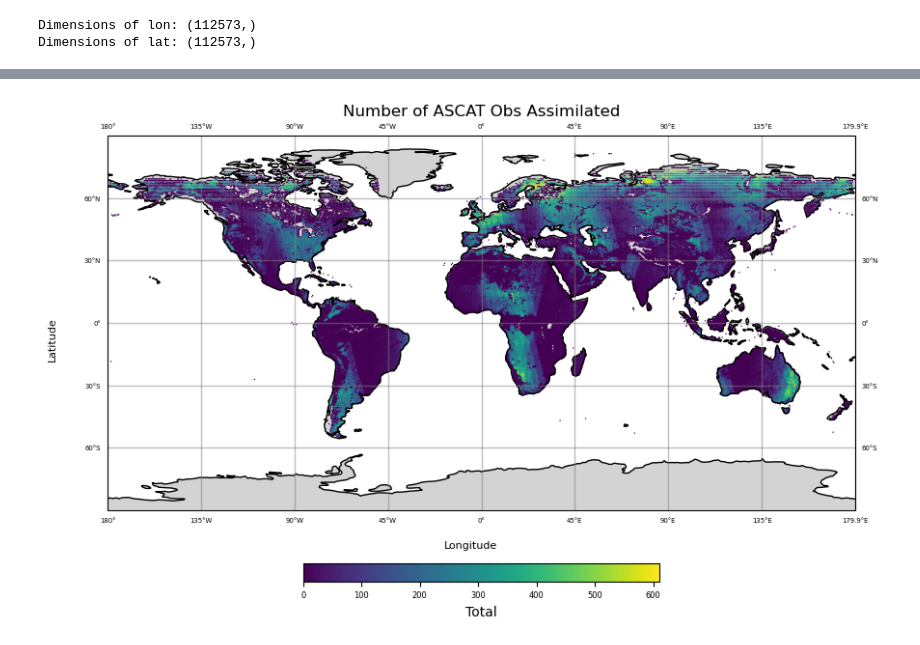
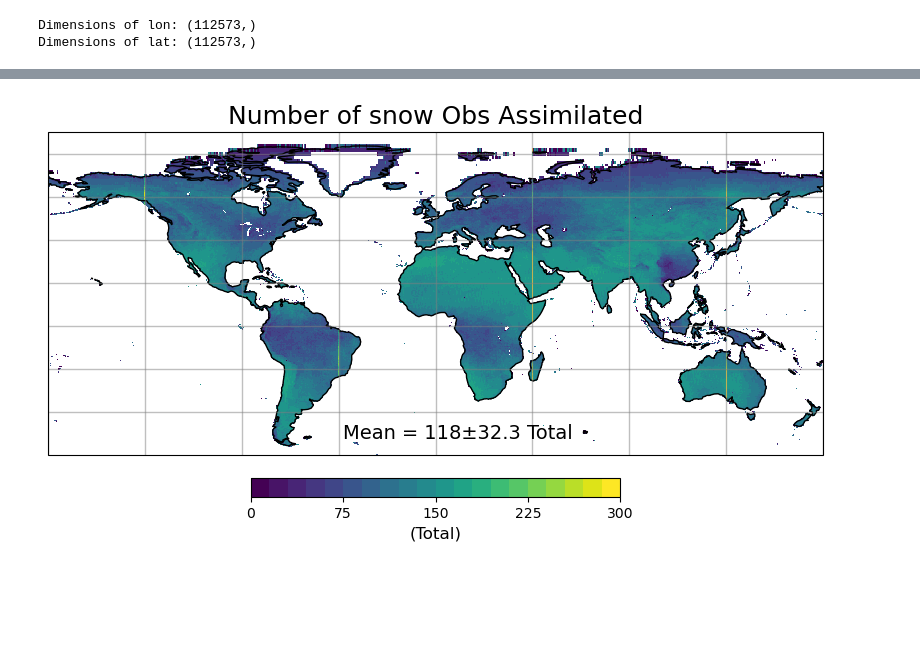
Before and after one commit to amfox37/GEOSldas_diagnostics, a Jupyter notebook: Jupyter/obsfcstana_ts_stats_111324.ipynb, the cells around one changed output, grey strips where cells are left out. Saved outputs shown, nothing was run; the diff lists cells and outputs as text; code cells hidden in the pictures; blank space fills up the shorter version.

```diff
--- a/Jupyter/obsfcstana_ts_stats_111324.ipynb
+++ b/Jupyter/obsfcstana_ts_stats_111324.ipynb
@@ -14,7 +14,7 @@ start_date_str = start_date.strftime('%Y%m%d')
 end_date_str = end_date.strftime('%Y%m%d')
 # %%
 # Specify the path to the netCDF file
-file_path = f'/discover/nobackup/amfox/Experiments/snow_da_3m/{expt_name}/output/SMAP_EASEv2_M36_GLOBAL/cat/ens_avg/Y2016/M02/{expt_name}.catch_progn_incr.20160202.nc4'
+file_path = f'/discover/nobackup/amfox/Experiments/M21C_land_sweeper_DAv8_M36/{expt_name}/output/SMAP_EASEv2_M36_GLOBAL/cat/ens_avg/Y2001/M02/{expt_name}.catch_progn_incr.20010202.nc4'
 
 # Open the netCDF file
 dataset = xr.open_dataset(file_path)
@@ -223,16 +227,0 @@ print(date_time_grouped[i])
-# %%
-# Count the number of overlapping ASCAT and SMAP observations which have to have the same date_time
-num_obs_smap_ascat = []
-
-for i in range(num_unique_tilenum):
-    # if i is divisible by 1000 print the progress
-    if i % 1000 == 0:
-        print(i)
-    smap_times = (date_time_grouped[i][obs_species_grouped[i] < 5])
-    ascat_times = (date_time_grouped[i][obs_species_grouped[i] > 4])
-    # Convert dictionaries to tuples
-    smap_times_tuples = [tuple((k, int(v[0]) if isinstance(v, np.ndarray) else v) for k, v in sorted(item.items())) for item in smap_times]
-    ascat_times_tuples = [tuple((k, int(v[0]) if isinstance(v, np.ndarray) else v) for k, v in sorted(item.items())) for item in ascat_times]
-
-    # Perform set operations
-    num_obs_smap_ascat.append(len(set(smap_times_tuples).intersection(ascat_times_tuples)))
@@ -300,15 +272,15 @@ np.savez(f'{expt_name}_{start_date_str}_{end_date_str}_obsfcstana_stats.npz',
          lat_tilenum=lat_tilenum)
 # %%
 
-test_array = num_obs_smap_ascat
+test_array = num_obs_snow
 test_array = np.array(test_array)
 #test_array[test_array < 1] = -999
 
 obarray = np.empty([num_unique_tilenum, 3])
 obarray[:, 1] = lon_tilenum
 obarray[:, 2] = lat_tilenum
 obarray[:, 0] = test_array
 
-plot_global(obarray,False,'Number of ASCAT Obs Assimilated','Total')
+plot_global_tight_pcm(obarray,False, True,'Number of snow Obs Assimilated','Total',0,300)
 # %% [output]
-[figure, old version]
+[figure, new version]
```
Also changed, not shown: parts of 12 cells of this notebook, 2 other files.
